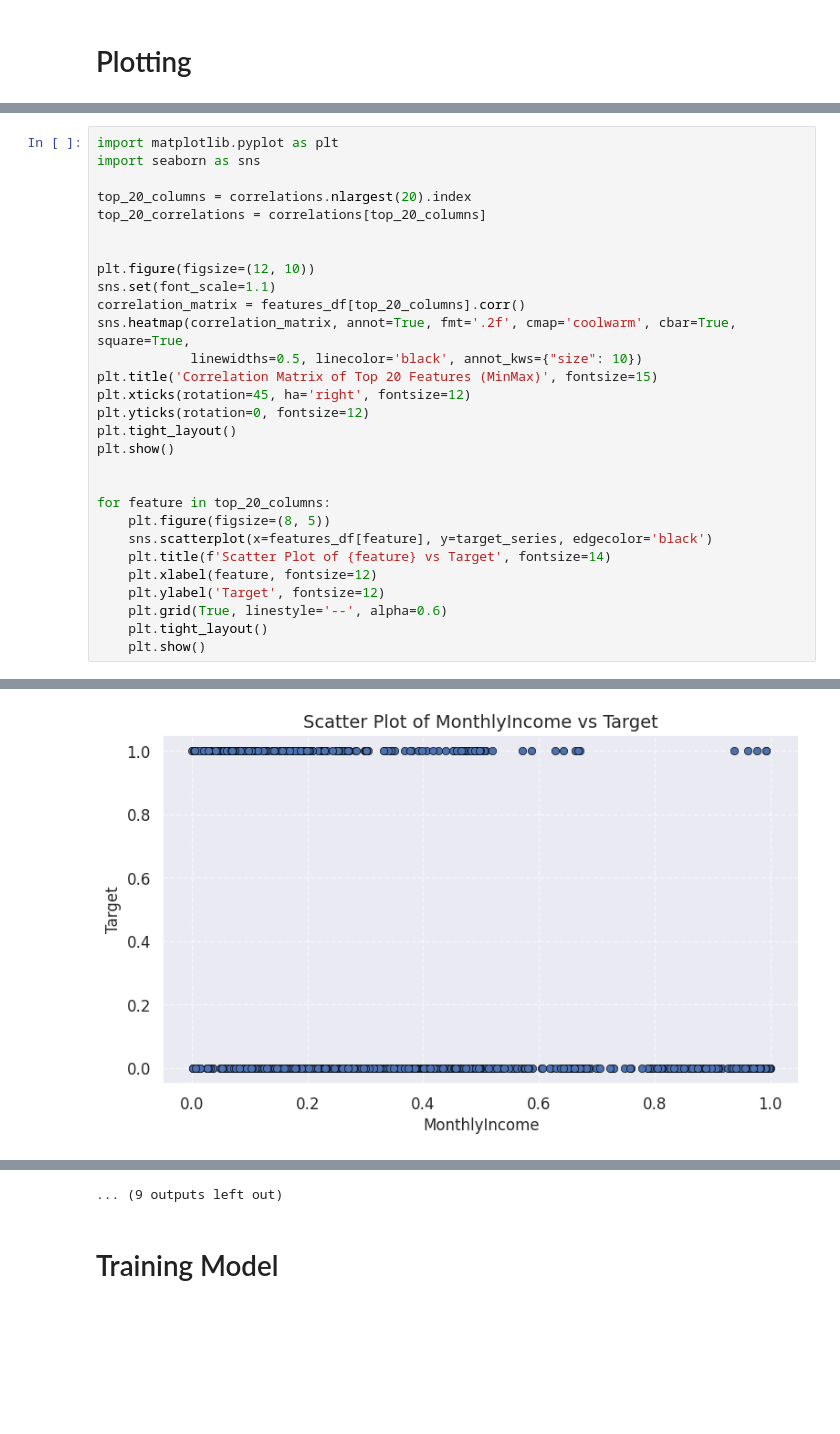
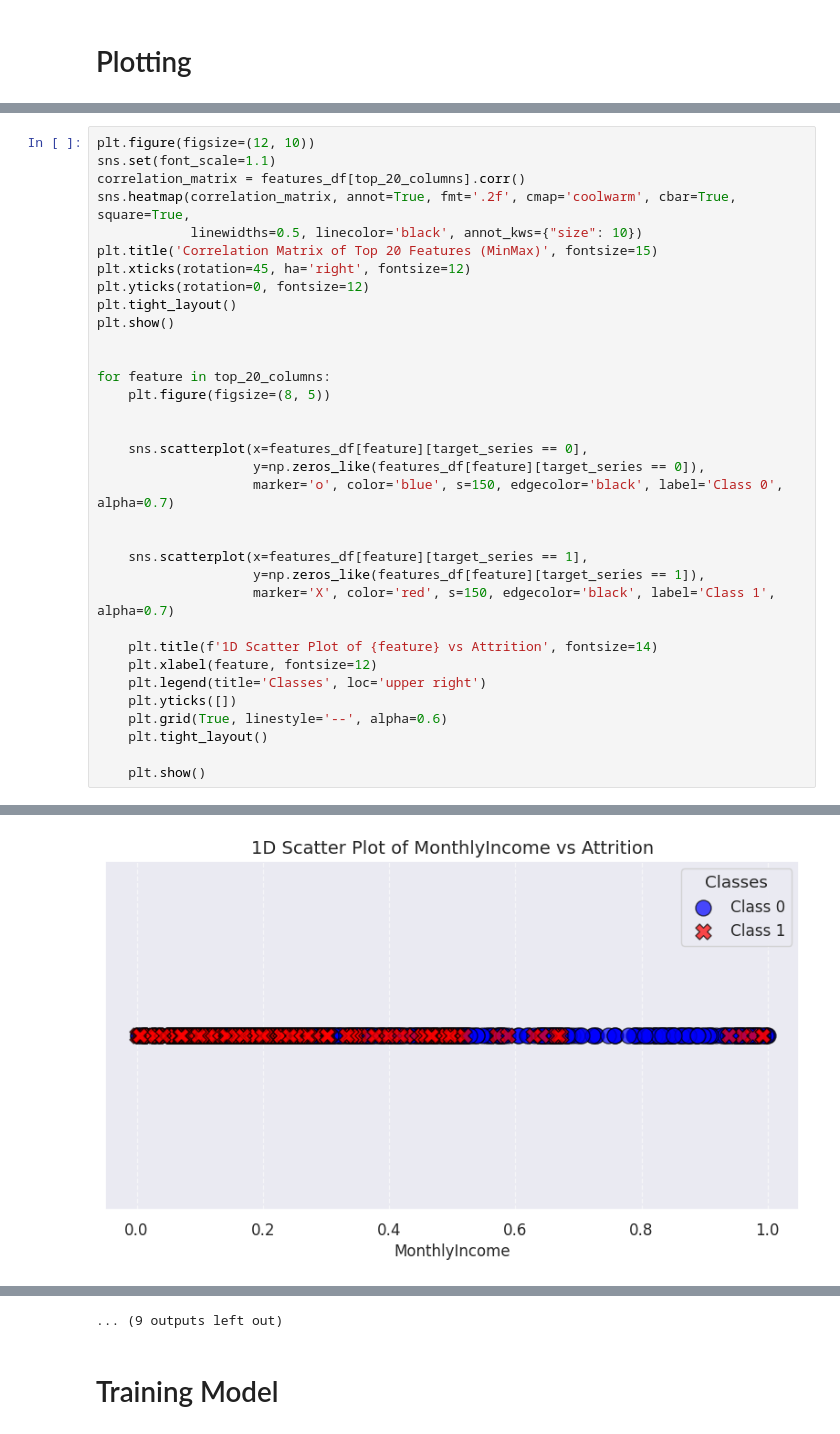
Before and after one commit to TheDeadcoder/ML-Offlines, a Jupyter notebook: Assignment1/1905061.ipynb, the cells around one changed output, grey strips where cells are left out. Saved outputs shown, nothing was run; the diff lists cells and outputs as text; blank space fills up the shorter version.

Commit message:
graph changed

```diff
--- a/Assignment1/1905061.ipynb
+++ b/Assignment1/1905061.ipynb
@@ -321,11 +348,4 @@ dtype: float64
 # %%
-import matplotlib.pyplot as plt
-import seaborn as sns
-
-top_20_columns = correlations.nlargest(20).index
-top_20_correlations = correlations[top_20_columns]
-
-
 plt.figure(figsize=(12, 10))
 sns.set(font_scale=1.1)
 correlation_matrix = features_df[top_20_columns].corr()
@@ -340,12 +360,24 @@ plt.show()
 
 for feature in top_20_columns:
     plt.figure(figsize=(8, 5))
-    sns.scatterplot(x=features_df[feature], y=target_series, edgecolor='black')
-    plt.title(f'Scatter Plot of {feature} vs Target', fontsize=14)
+
+
+    sns.scatterplot(x=features_df[feature][target_series == 0],
+                    y=np.zeros_like(features_df[feature][target_series == 0]),
+                    marker='o', color='blue', s=150, edgecolor='black', label='Class 0', alpha=0.7)
+
+
+    sns.scatterplot(x=features_df[feature][target_series == 1],
+                    y=np.zeros_like(features_df[feature][target_series == 1]),
+                    marker='X', color='red', s=150, edgecolor='black', label='Class 1', alpha=0.7)
+
+    plt.title(f'1D Scatter Plot of {feature} vs Attrition', fontsize=14)
     plt.xlabel(feature, fontsize=12)
-    plt.ylabel('Target', fontsize=12)
+    plt.legend(title='Classes', loc='upper right')
+    plt.yticks([])
     plt.grid(True, linestyle='--', alpha=0.6)
     plt.tight_layout()
+
     plt.show()
 # %% [output]
 [figure]
@@ -357 +389 @@ for feature in top_20_columns:
-[figure, old version]
+[figure, new version]
```
Also changed, not shown: parts of 2 cells of this notebook.
